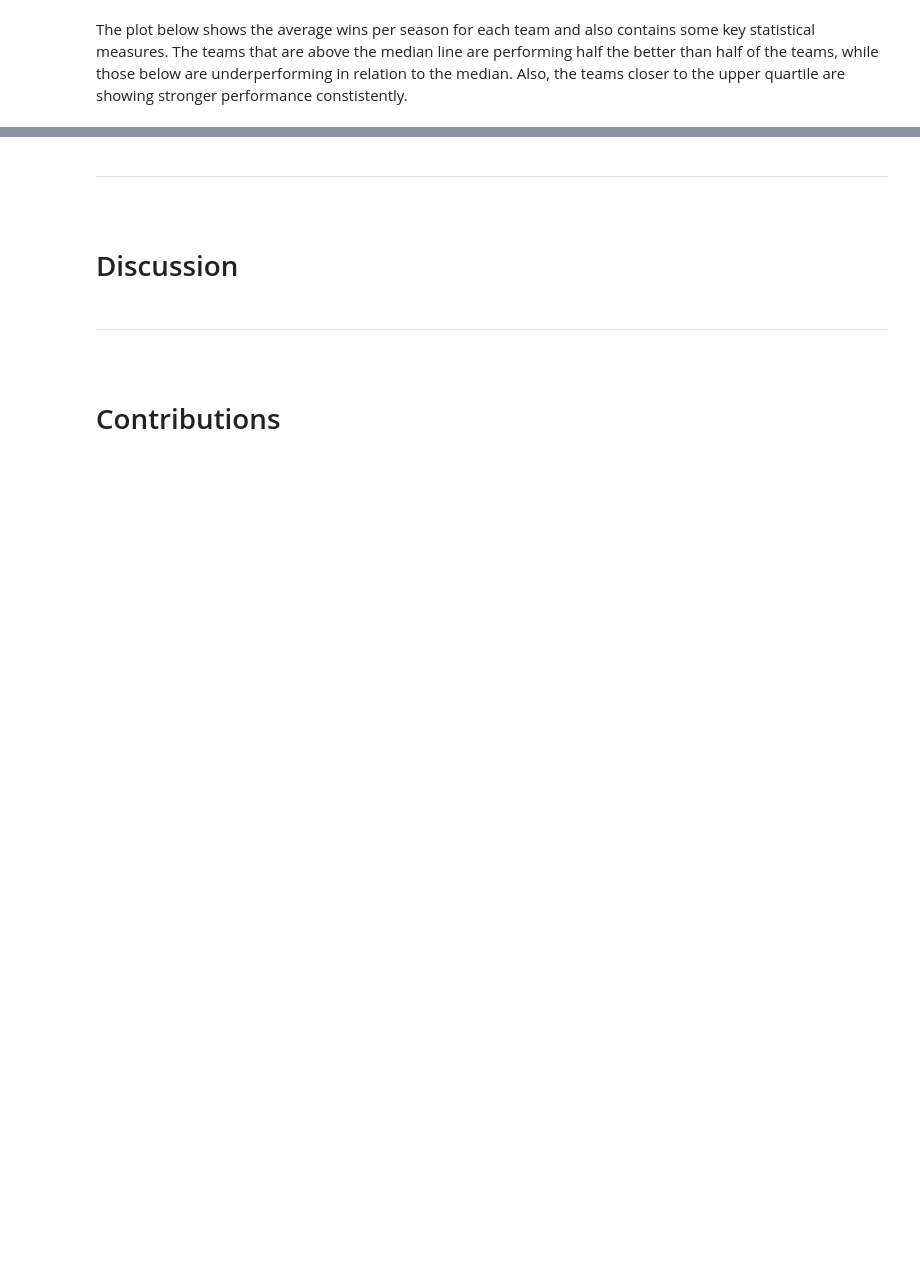
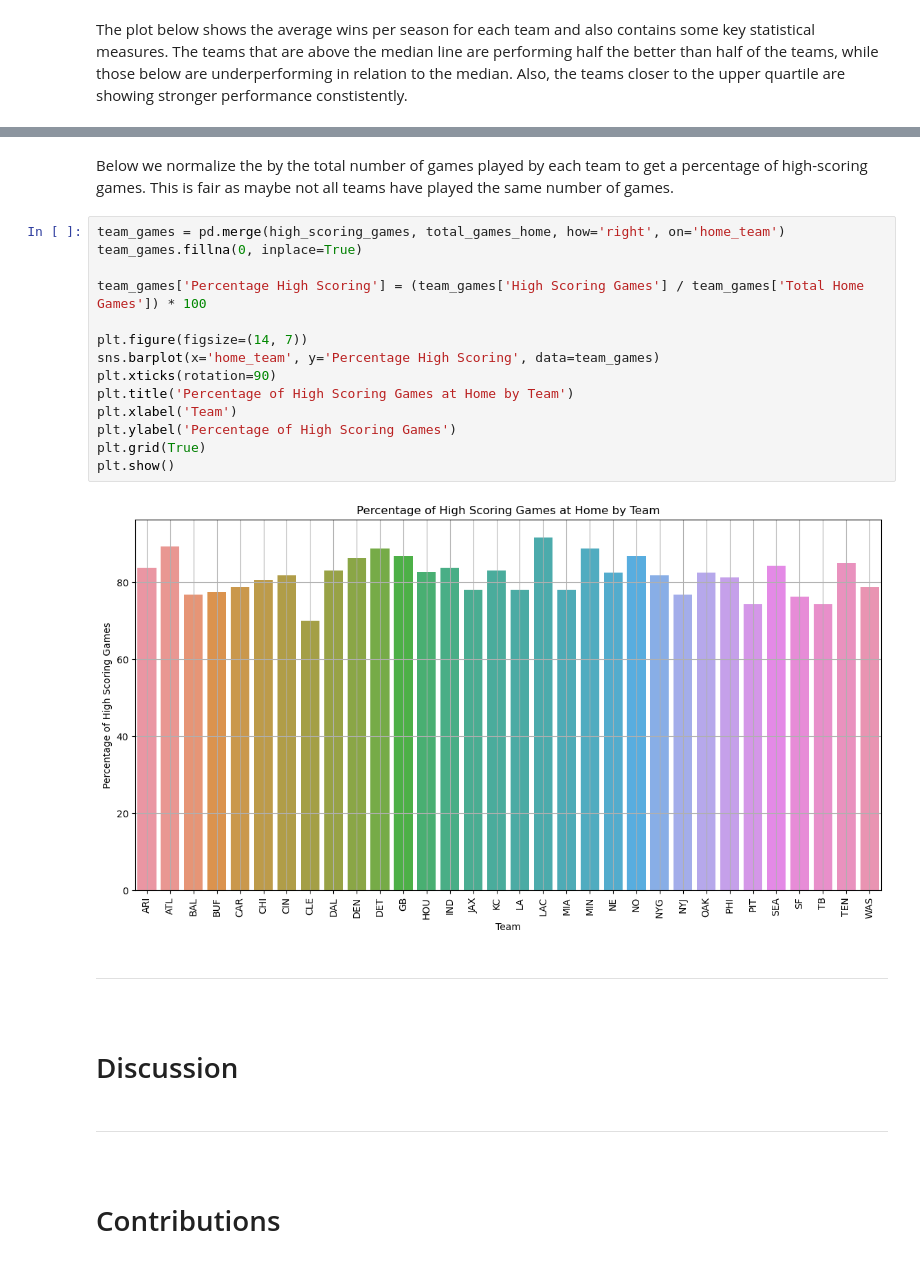
Before and after one commit to BrylliDTU/social_data, a Jupyter notebook: Final_report.ipynb, the cells around one changed output, grey strips where cells are left out. Saved outputs shown, nothing was run; the diff lists cells and outputs as text; blank space fills up the shorter version.

```diff
--- a/Final_report.ipynb
+++ b/Final_report.ipynb
@@ -703,3 +715,21 @@ fig.show()
+# %% [markdown]
+Below we normalize the by the total number of games played by each team to get a percentage of high-scoring games. This is fair as maybe not all teams have played the same number of games.
+# %%
+team_games = pd.merge(high_scoring_games, total_games_home, how='right', on='home_team')
+team_games.fillna(0, inplace=True)
+
+team_games['Percentage High Scoring'] = (team_games['High Scoring Games'] / team_games['Total Home Games']) * 100
+
+plt.figure(figsize=(14, 7))
+sns.barplot(x='home_team', y='Percentage High Scoring', data=team_games)
+plt.xticks(rotation=90)
+plt.title('Percentage of High Scoring Games at Home by Team')
+plt.xlabel('Team')
+plt.ylabel('Percentage of High Scoring Games')
+plt.grid(True)
+plt.show()
+# %% [output]
+[figure, added]
 # %% [markdown]
 ------------------------
 # %% [markdown]
```
Also changed, not shown: parts of 12 cells of this notebook.
